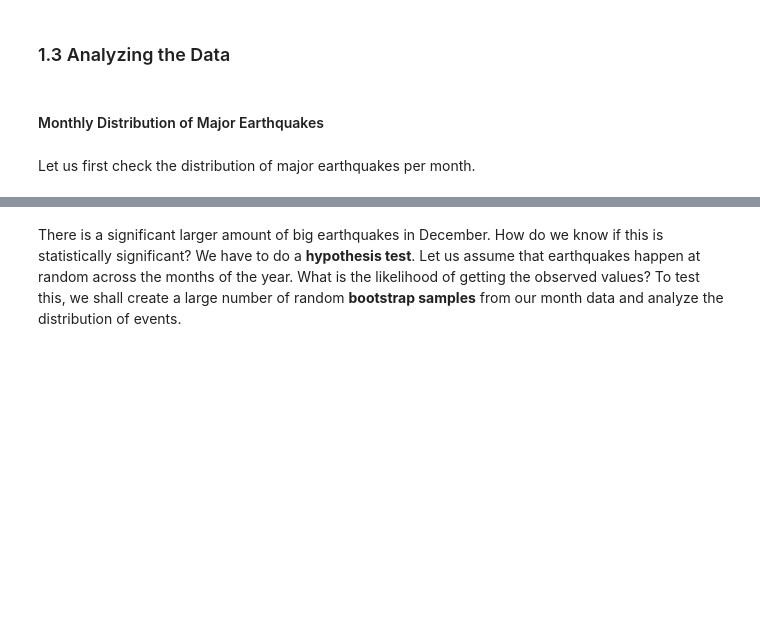
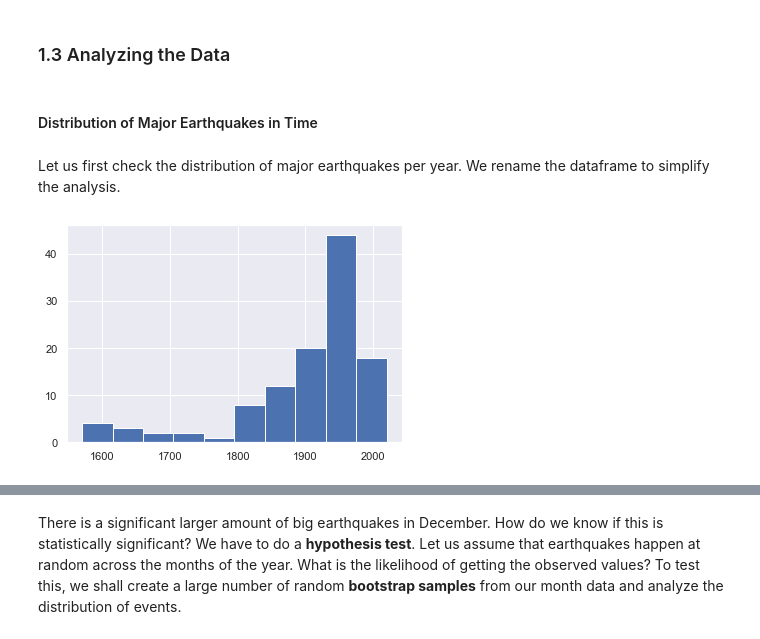
Before and after one commit to fabiomnsantos/chile-earthquakes, a Jupyter notebook: chile-earthquakes-analysis.ipynb, the cells around one changed output, grey strips where cells are left out. Saved outputs shown, nothing was run; the diff lists cells and outputs as text; code cells hidden in the pictures; blank space fills up the shorter version.

```diff
--- a/chile-earthquakes-analysis.ipynb
+++ b/chile-earthquakes-analysis.ipynb
@@ -158,6 +158,6 @@ We see that most events have a Ms record, but only 14 Mw records. Mw records are
 # %% [markdown]
 ### 1.3 Analyzing the Data
 # %% [markdown]
-#### Monthly Distribution of Major Earthquakes
+#### Distribution of Major Earthquakes in Time
 # %% [markdown]
-Let us first check the distribution of major earthquakes per month.
+Let us first check the distribution of major earthquakes per year. We rename the dataframe to simplify the analysis.
@@ -163,0 +166,6 @@ Let us first check the distribution of major earthquakes per month.
+# %%
+nbins = int(np.sqrt(len(df)))
+df['year'].hist(bins=nbins)
+plt.show()
+# %% [output]
+[figure, added]
```
Also changed, not shown: parts of 13 cells of this notebook.
